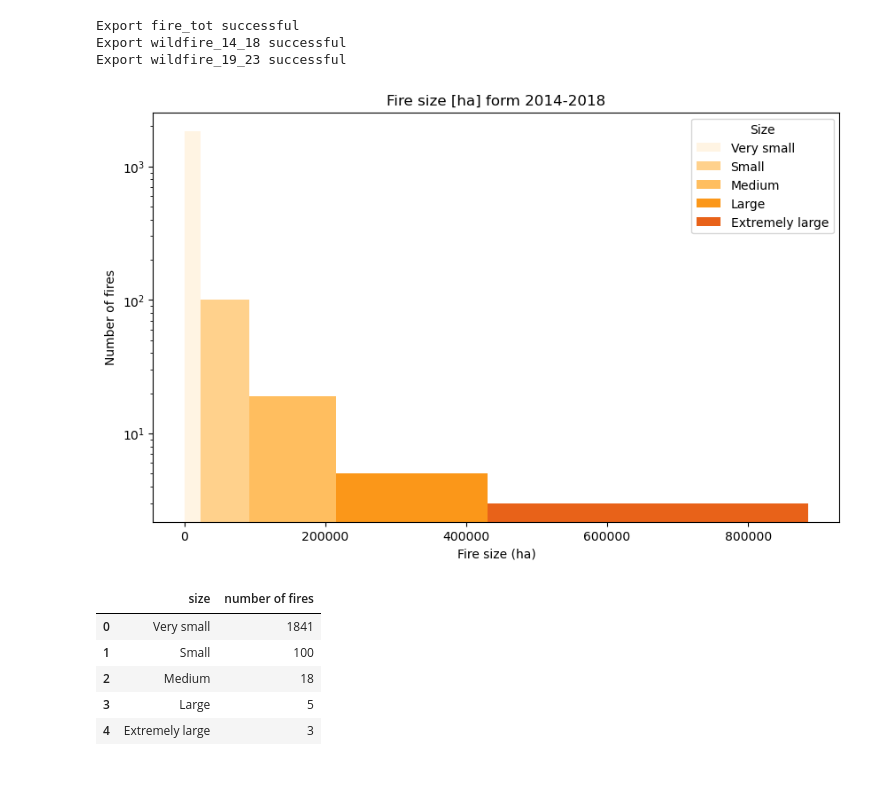
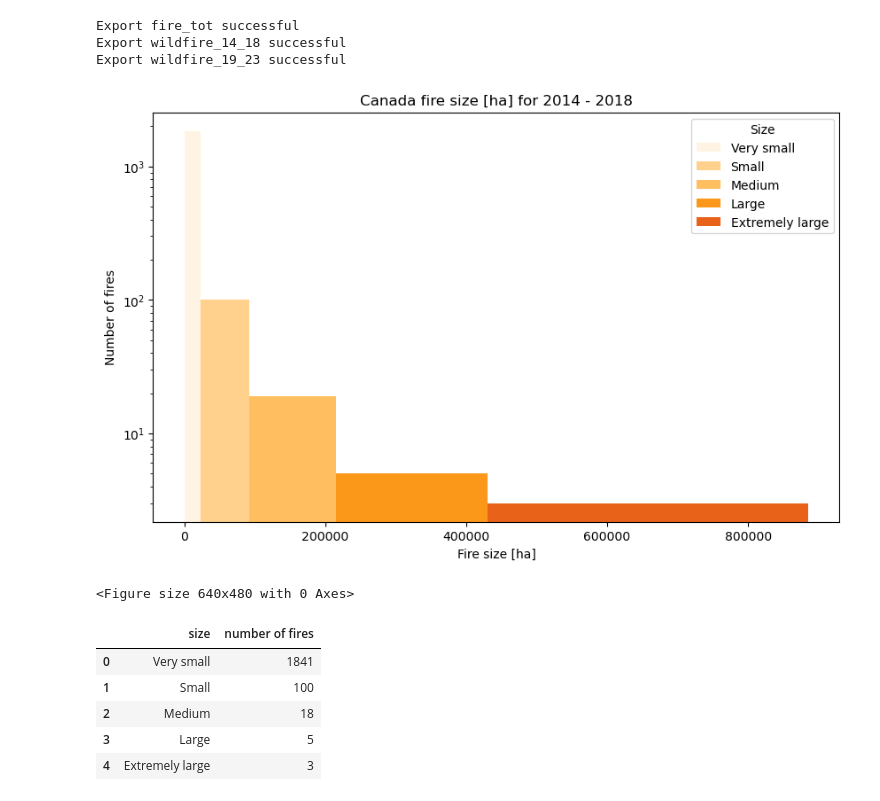
Before and after one commit to sarahhuser/Wildfire, a Jupyter notebook: notebook/Classes_Histograms.ipynb, the cells around one changed output. Cells and saved outputs as stored; diff of their text form; code cells hidden in the pictures.

```diff
--- a/notebook/Classes_Histograms.ipynb
+++ b/notebook/Classes_Histograms.ipynb
@@ -116,36 +112,40 @@ colors = [
 
 # Create figure
 plt.figure(figsize=(10,6))
 
 # Plot each class separately
 for i in range(len(breaks)-1):
 
     class_data = histo_14_18[
         (histo_14_18 >= breaks[i]) &
         (histo_14_18 <= breaks[i+1])
     ]
 
     plt.hist(
         class_data,
         bins=[breaks[i], breaks[i+1]],
         color=colors[i],
         alpha=0.9,
         label=labels[i]
     )
 
 # logarithmische y-Achse
 plt.yscale('log')
 
 # Labels
-plt.xlabel('Fire size (ha)')
+plt.xlabel('Fire size [ha]')
 plt.ylabel('Number of fires')
-plt.title('Fire size [ha] form 2014-2018')
+plt.title('Canada fire size [ha] for 2014 - 2018')
 plt.legend(title = 'Size')
 
 # Show plot
 plt.show()
+
+# Save figure
+plt.savefig("../outputs/histogram_2014_2018.png")
 # %% [output]
-[figure, old version]
+[figure, new version]
+<Figure size 640x480 with 0 Axes>
 # %%
 # 4. Table for 2014 - 2018
 
```
Also changed, not shown: parts of 3 cells of this notebook, 9 other files.
